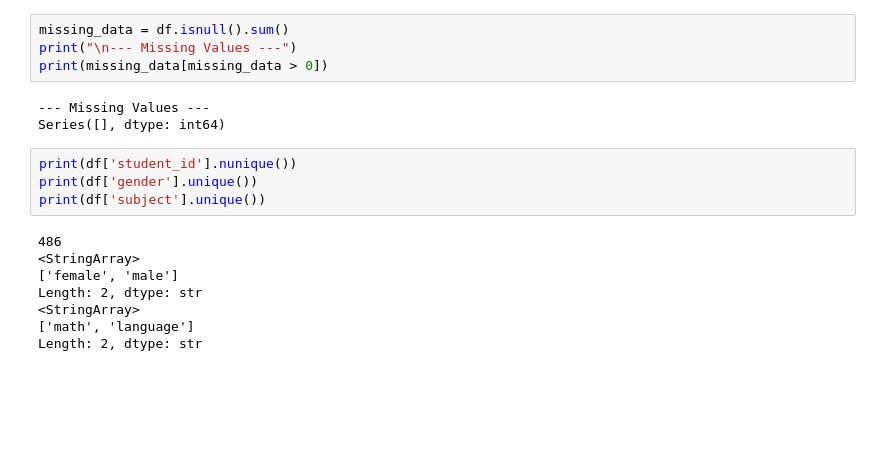
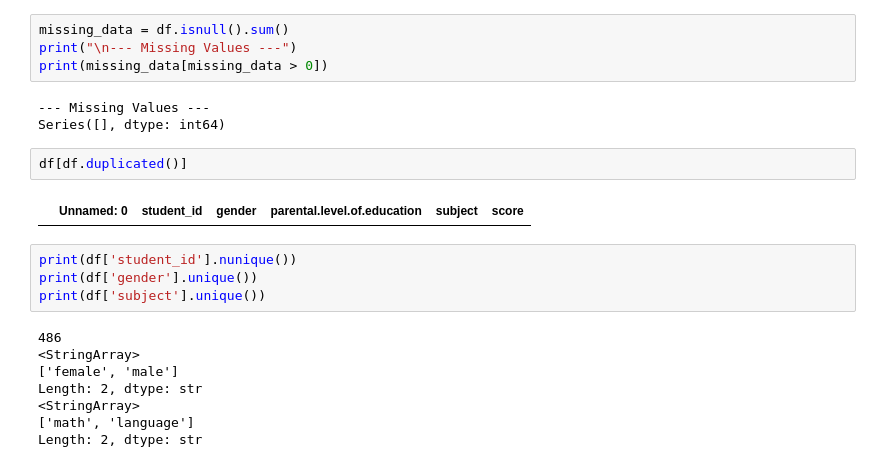
Before and after one commit to adamghrty4/tu-pr, a Jupyter notebook: src/question1.ipynb, the cells around one changed output. Saved outputs shown, nothing was run; the diff lists cells and outputs as text; blank space fills up the shorter version.

```diff
--- a/src/question1.ipynb
+++ b/src/question1.ipynb
@@ -20,6 +20,10 @@ print(missing_data[missing_data > 0])
 # %% [output]
 --- Missing Values ---
 Series([], dtype: int64)
+# %%
+df[df.duplicated()]
+# %% [output]
+|  | Unnamed: 0 | student_id | gender | parental.level.of.education | subject | score |
 # %%
 print(df['student_id'].nunique())
 print(df['gender'].unique())
```
Also changed, not shown: parts of 1 cell of this notebook.
